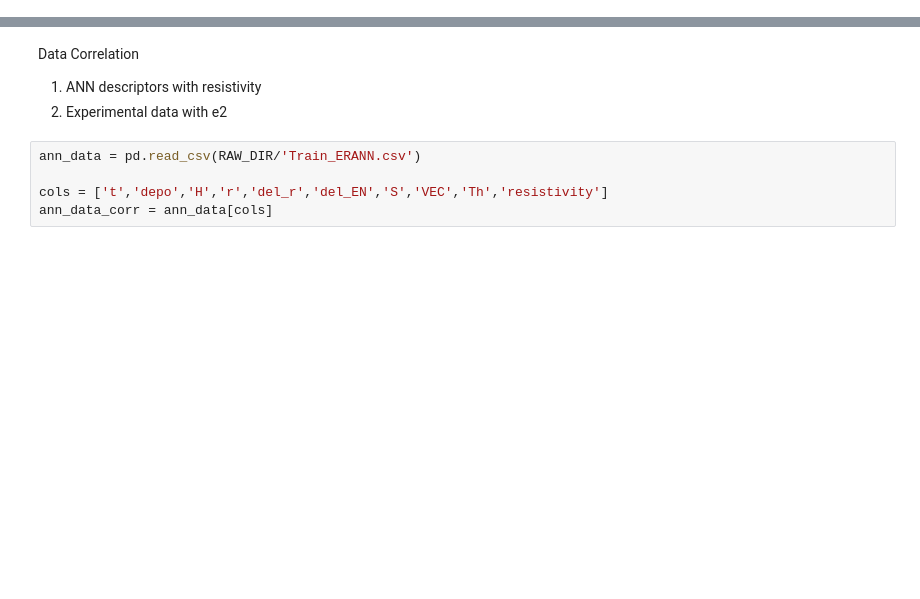
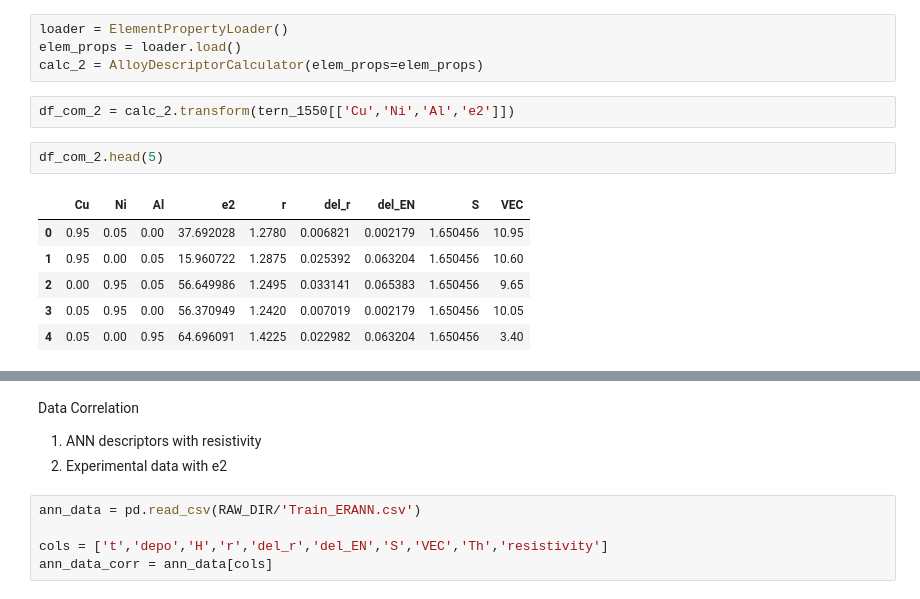
Before and after one commit to linarojas0824/Hybrid-Experimental-Data-Driven-Workflow, a Jupyter notebook: scripts/Notebooks/05_Clustering.ipynb, the cells around one changed output, grey strips where cells are left out. Drawn from its saved outputs; the diff is of its cells as text; blank space fills up the shorter version.

```diff
--- a/scripts/Notebooks/05_Clustering.ipynb
+++ b/scripts/Notebooks/05_Clustering.ipynb
@@ -15,0 +134,15 @@ from hdbscan import approximate_predict
+# %%
+loader = ElementPropertyLoader()
+elem_props = loader.load()
+calc_2 = AlloyDescriptorCalculator(elem_props=elem_props)
+# %%
+df_com_2 = calc_2.transform(tern_1550[['Cu','Ni','Al','e2']])
+# %%
+df_com_2.head(5)
+# %% [output]
+|  | Cu | Ni | Al | e2 | r | del_r | del_EN | S | VEC |
+| 0 | 0.95 | 0.05 | 0.00 | 37.692028 | 1.2780 | 0.006821 | 0.002179 | 1.650456 | 10.95 |
+| 1 | 0.95 | 0.00 | 0.05 | 15.960722 | 1.2875 | 0.025392 | 0.063204 | 1.650456 | 10.60 |
+| 2 | 0.00 | 0.95 | 0.05 | 56.649986 | 1.2495 | 0.033141 | 0.065383 | 1.650456 | 9.65 |
+| 3 | 0.05 | 0.95 | 0.00 | 56.370949 | 1.2420 | 0.007019 | 0.002179 | 1.650456 | 10.05 |
+| 4 | 0.05 | 0.00 | 0.95 | 64.696091 | 1.4225 | 0.022982 | 0.063204 | 1.650456 | 3.40 |
```
Also changed, not shown: parts of 19 cells of this notebook, 9 other files.
